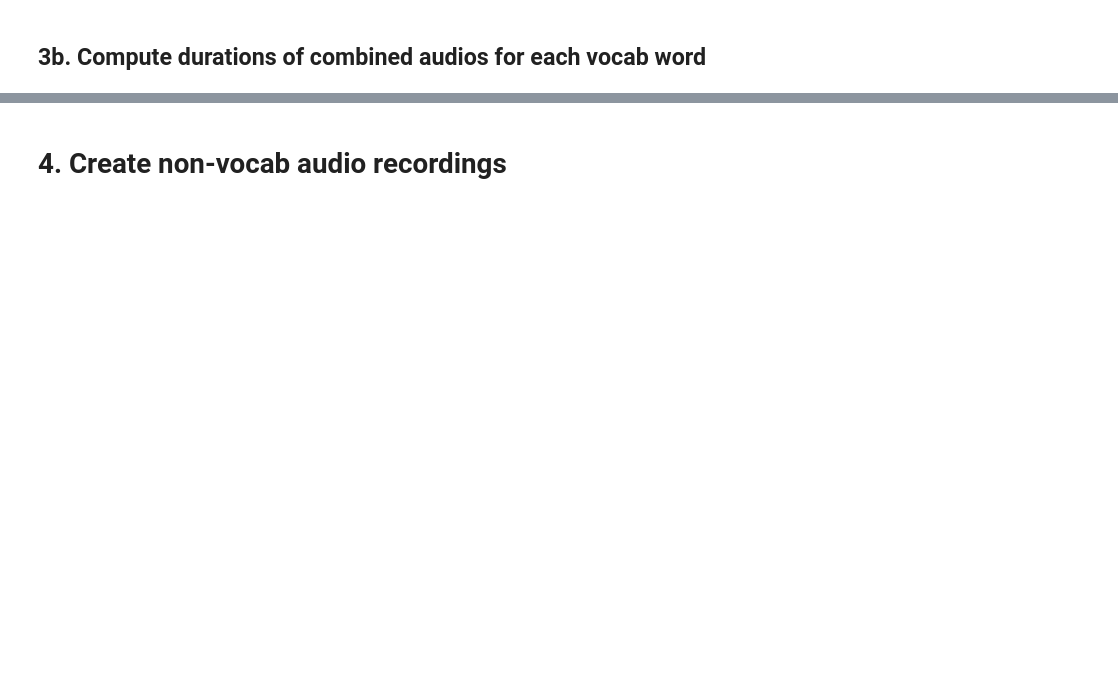
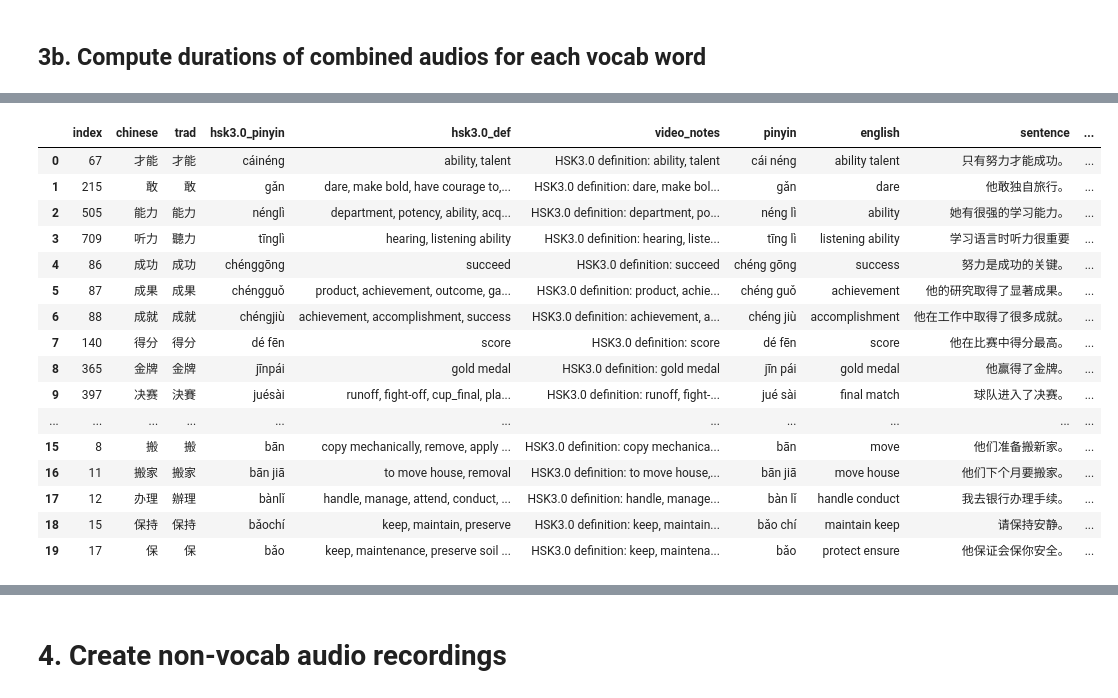
Before and after one commit to srcole/my_mandarin_database, a Jupyter notebook: generate_video.ipynb, the cells around one changed output, grey strips where cells are left out. Saved outputs shown, nothing was run; the diff lists cells and outputs as text; code cells hidden in the pictures; blank space fills up the shorter version.

```diff
--- a/generate_video.ipynb
+++ b/generate_video.ipynb
@@ -186,0 +187,20 @@ Total duration: 4594.706666666667s
+# %%
+df_vocab_lists.head(20)
+# %% [output]
+|  | index | chinese | trad | hsk3.0_pinyin | hsk3.0_def | video_notes | pinyin | english | sentence | ... |
+| 0 | 67 | 才能 | 才能 | cáinéng | ability, talent | HSK3.0 definition: ability, talent | cái néng | ability talent | 只有努力才能成功。 | ... |
+| 1 | 215 | 敢 | 敢 | gǎn | dare, make bold, have courage to,... | HSK3.0 definition: dare, make bol... | gǎn | dare | 他敢独自旅行。 | ... |
+| 2 | 505 | 能力 | 能力 | nénglì | department, potency, ability, acq... | HSK3.0 definition: department, po... | néng lì | ability | 她有很强的学习能力。 | ... |
+| 3 | 709 | 听力 | 聽力 | tīnglì | hearing, listening ability | HSK3.0 definition: hearing, liste... | tīng lì | listening ability | 学习语言时听力很重要 | ... |
+| 4 | 86 | 成功 | 成功 | chénggōng | succeed | HSK3.0 definition: succeed | chéng gōng | success | 努力是成功的关键。 | ... |
+| 5 | 87 | 成果 | 成果 | chéngguǒ | product, achievement, outcome, ga... | HSK3.0 definition: product, achie... | chéng guǒ | achievement | 他的研究取得了显著成果。 | ... |
+| 6 | 88 | 成就 | 成就 | chéngjiù | achievement, accomplishment, success | HSK3.0 definition: achievement, a... | chéng jiù | accomplishment | 他在工作中取得了很多成就。 | ... |
+| 7 | 140 | 得分 | 得分 | dé fēn | score | HSK3.0 definition: score | dé fēn | score | 他在比赛中得分最高。 | ... |
+| 8 | 365 | 金牌 | 金牌 | jīnpái | gold medal | HSK3.0 definition: gold medal | jīn pái | gold medal | 他赢得了金牌。 | ... |
+| 9 | 397 | 决赛 | 決賽 | juésài | runoff, fight-off, cup_final, pla... | HSK3.0 definition: runoff, fight-... | jué sài | final match | 球队进入了决赛。 | ... |
+| ... | ... | ... | ... | ... | ... | ... | ... | ... | ... | ... |
+| 15 | 8 | 搬 | 搬 | bān | copy mechanically, remove, apply ... | HSK3.0 definition: copy mechanica... | bān | move | 他们准备搬新家。 | ... |
+| 16 | 11 | 搬家 | 搬家 | bān jiā | to move house, removal | HSK3.0 definition: to move house,... | bān jiā | move house | 他们下个月要搬家。 | ... |
+| 17 | 12 | 办理 | 辦理 | bànlǐ | handle, manage, attend, conduct, ... | HSK3.0 definition: handle, manage... | bàn lǐ | handle conduct | 我去银行办理手续。 | ... |
+| 18 | 15 | 保持 | 保持 | bǎochí | keep, maintain, preserve | HSK3.0 definition: keep, maintain... | bǎo chí | maintain keep | 请保持安静。 | ... |
+| 19 | 17 | 保 | 保 | bǎo | keep, maintenance, preserve soil ... | HSK3.0 definition: keep, maintena... | bǎo | protect ensure | 他保证会保你安全。 | ... |
```
Also changed, not shown: parts of 14 cells of this notebook, 5 other files.
